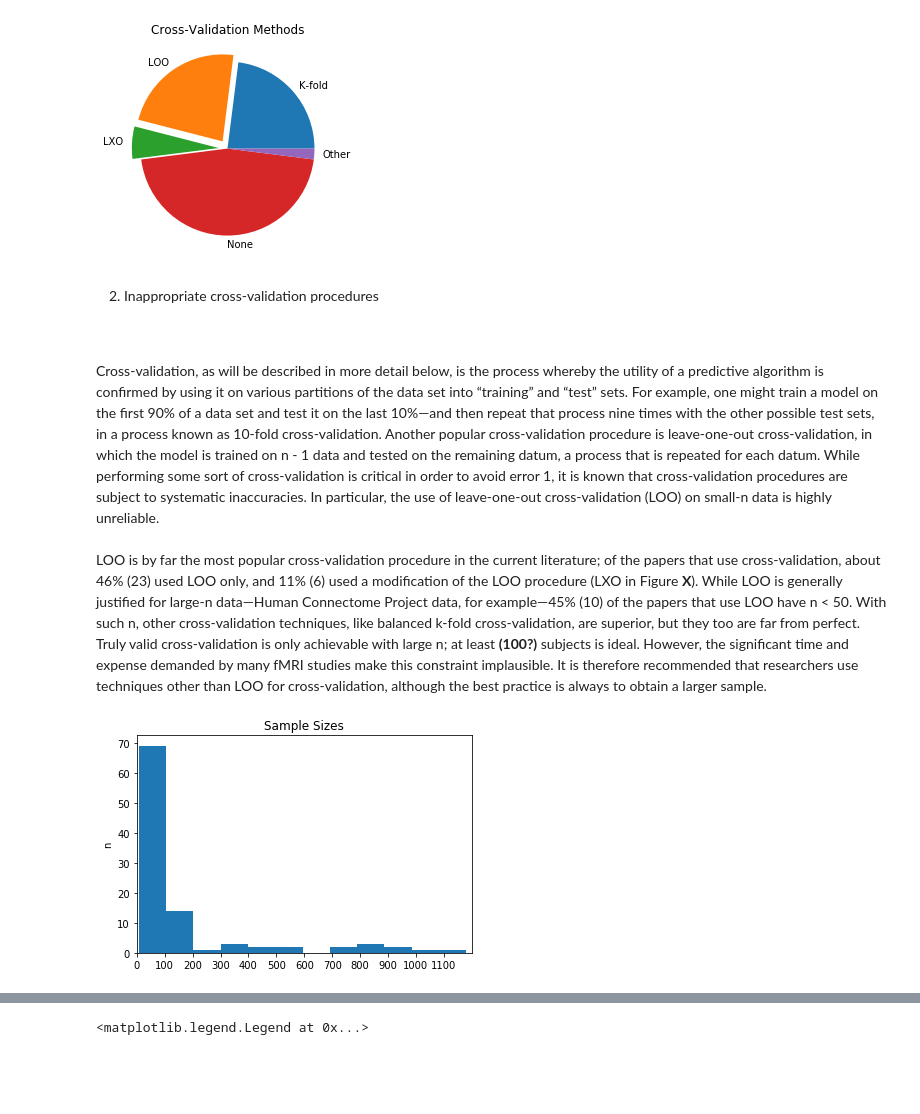
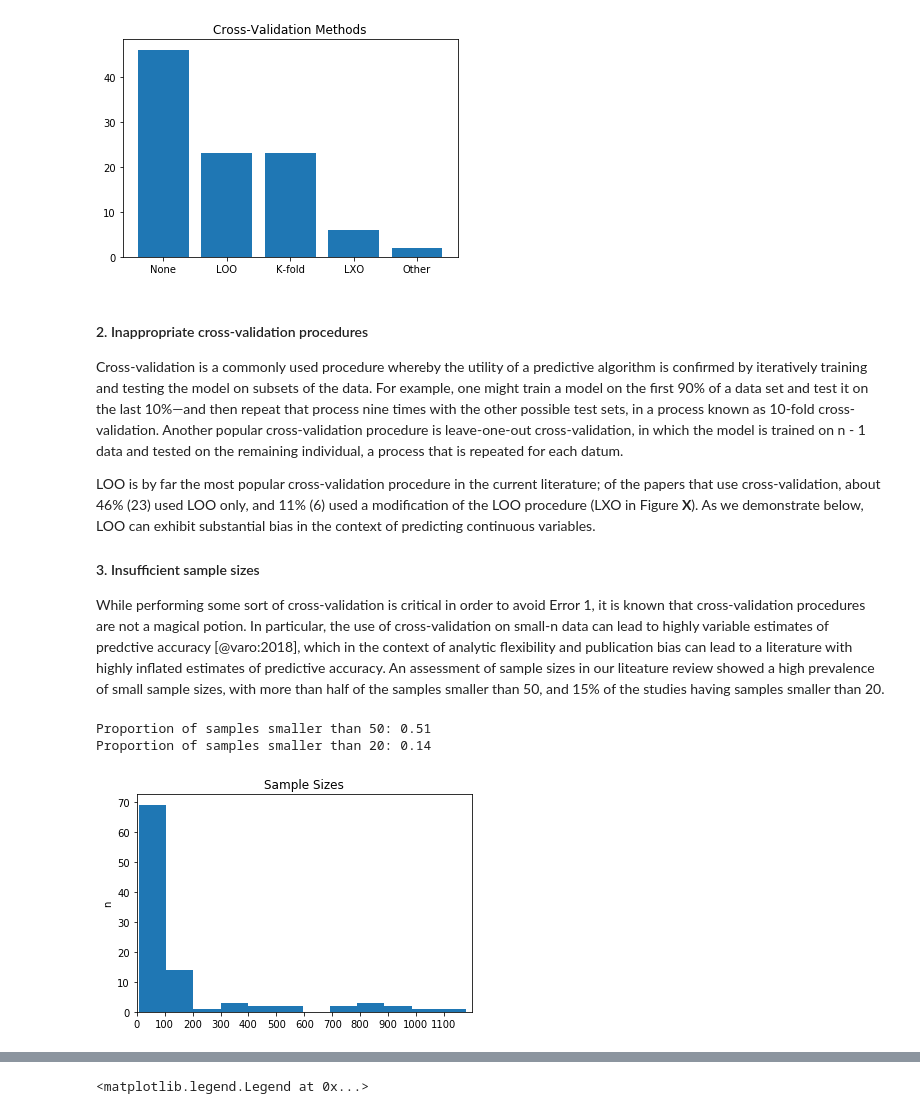
Before and after one commit to poldrack/PredictionCV, a Jupyter notebook: PredictionPaper.ipynb, the cells around one changed output, grey strips where cells are left out. Cells and saved outputs as stored; diff of their text form; code cells hidden in the pictures; blank space fills up the shorter version.

```diff
--- a/PredictionPaper.ipynb
+++ b/PredictionPaper.ipynb
@@ -32,11 +32,7 @@ from get_balanced_folds import BalancedKFold
 %matplotlib inline
 # %load_ext rpy2.ipython
 
-with open('litreviewdata.csv',newline='') as f: #loading literature review data
-    reader = csv.reader(f)
-    data = np.array(next(reader))
-    data = np.reshape(data,(-1,np.shape(data)[0]))
-    for row in reader:
-        row = np.reshape(row,(-1,np.shape(row)[0]))
-        data = np.append(data, row,axis=0)
+data = pandas.read_csv('litreviewdata.csv')
+# NOTE: using this strategy for references:
+# https://stackoverflow.com/questions/30061902/how-to-handle-citations-in-ipython-notebook
 # %% [markdown]
@@ -83,24 +81,37 @@ Given the now-widespread machine learning-inflected understanding of the word
 # %%
-unique, counts = np.unique(data[1:,16], return_counts=True)
+
+unique, counts = np.unique(data.CV, return_counts=True)
+idx = numpy.argsort(counts)[::-1]
+unique = unique[idx]
+counts = counts[idx]
+
+
 explode = (0,0.1,0.1,0,0)
-plt.pie(counts,labels=unique,explode=explode)
+plt.bar(unique,counts)
 
 _ = plt.title('Cross-Validation Methods')
 # %% [output]
-[figure, old version]
+[figure, new version]
 # %% [markdown]
-2. Inappropriate cross-validation procedures
-<br>
-<br>
-Cross-validation, as will be described in more detail below, is the process whereby the utility of a predictive algorithm is confirmed by using it on various partitions of the data set into “training” and “test” sets. For example, one might train a model on the first 90% of a data set and test it on the last 10%—and then repeat that process nine times with the other possible test sets, in a process known as 10-fold cross-validation. Another popular cross-validation procedure is leave-one-out cross-validation, in which the model is trained on n - 1 data and tested on the remaining datum, a process that is repeated for each datum. While performing some sort of cross-validation is critical in order to avoid error 1, it is known that cross-validation procedures are subject to systematic inaccuracies. In particular, the use of leave-one-out cross-validation (LOO) on small-n data is highly unreliable.
-<br>
-<br>
-LOO is by far the most popular cross-validation procedure in the current literature; of the papers that use cross-validation, about 46% (23) used LOO only, and 11% (6) used a modification of the LOO procedure (LXO in Figure <b>X</b>). While LOO is generally justified for large-n data—Human Connectome Project data, for example—45% (10) of the papers that use LOO have n < 50. With such n, other cross-validation techniques, like balanced k-fold cross-validation, are superior, but they too are far from perfect. Truly valid cross-validation is only achievable with large n; at least <b>(100?)</b> subjects is ideal. However, the significant time and expense demanded by many fMRI studies make this constraint implausible. It is therefore recommended that researchers use techniques other than LOO for cross-validation, although the best practice is always to obtain a larger sample.
+#### 2. Inappropriate cross-validation procedures
+
+Cross-validation is a commonly used procedure whereby the utility of a predictive algorithm is confirmed by iteratively training and testing the model on subsets of the data. For example, one might train a model on the first 90% of a data set and test it on the last 10%—and then repeat that process nine times with the other possible test sets, in a process known as 10-fold cross-validation. Another popular cross-validation procedure is leave-one-out cross-validation, in which the model is trained on n - 1 data and tested on the remaining individual, a process that is repeated for each datum.
+
+LOO is by far the most popular cross-validation procedure in the current literature; of the papers that use cross-validation, about 46% (23) used LOO only, and 11% (6) used a modification of the LOO procedure (LXO in Figure <b>X</b>). As we demonstrate below, LOO can exhibit substantial bias in the context of predicting continuous variables.
+
+#### 3. Insufficient sample sizes
+
+While performing some sort of cross-validation is critical in order to avoid Error 1, it is known that cross-validation procedures are not a magical potion. In particular, the use of cross-validation on small-n data can lead to highly variable estimates of predctive accuracy [@varo:2018], which in the context of analytic flexibility and publication bias can lead to a literature with highly inflated estimates of predictive accuracy.  An assessment of sample sizes in our liteature review showed a high prevalence of small sample sizes, with more than half of the samples smaller than 50, and 15% of the studies having samples smaller than 20.
 # %%
-plt.hist(data[1:,10].astype(int),bins=12)
+plt.hist(data.n,bins=12)
 plt.xticks(np.arange(0,1200,step=100))
 plt.xlim(0,1200)
 plt.ylabel('n')
 _ = plt.title('Sample Sizes')
+
+print('Proportion of samples smaller than 50:',np.mean(data.n<50))
+print('Proportion of samples smaller than 20:',np.mean(data.n<20))
 # %% [output]
+Proportion of samples smaller than 50: 0.51
+Proportion of samples smaller than 20: 0.14
 [figure]
```
Also changed, not shown: parts of 16 cells of this notebook.
